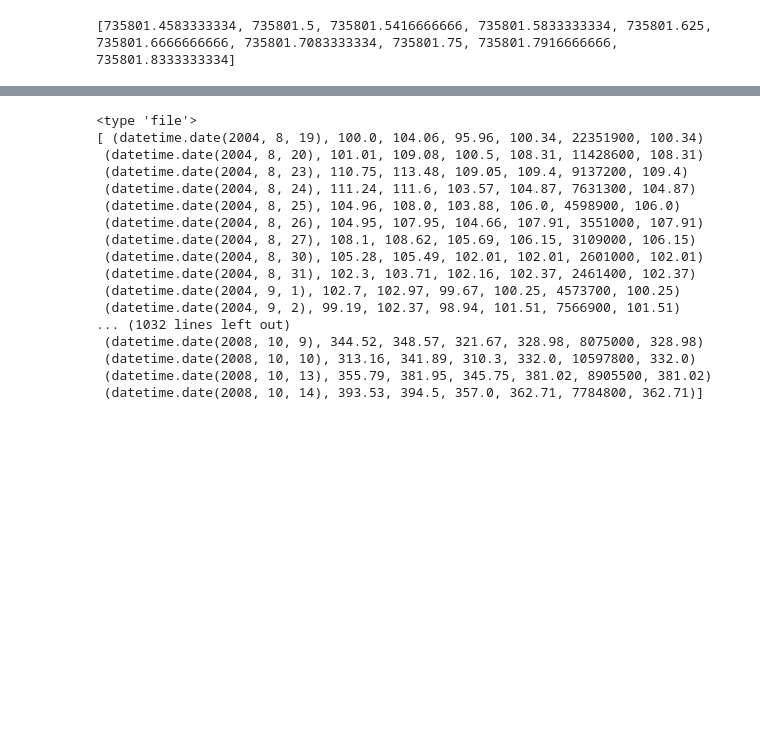
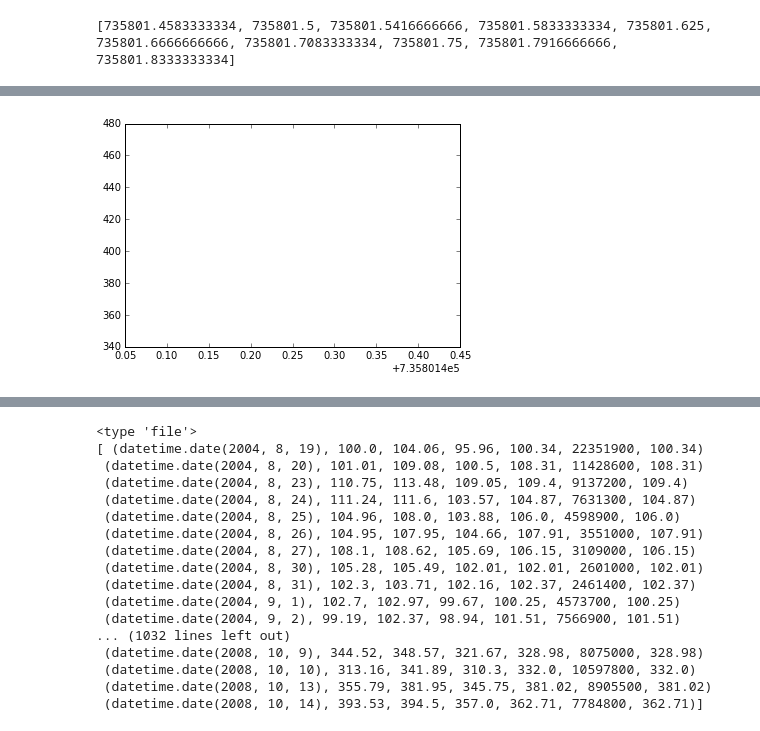
Before and after one commit to jpan1/SULI-2015, a Jupyter notebook: notebooks/date-to-num conversions.ipynb, the cells around one changed output, grey strips where cells are left out. Drawn from its saved outputs; the diff is of its cells as text; code cells hidden in the pictures; blank space fills up the shorter version.

```diff
--- a/notebooks/date-to-num conversions.ipynb
+++ b/notebooks/date-to-num conversions.ipynb
@@ -262,0 +198,14 @@ plt.xlabel('time (hours)')
+# %%
+num = 0
+
+for i in pblh_arrays:
+    p = np.array(pblh_arrays[i])
+    t = np.array(timeflt_list)
+    plt.plot(t, p, 'rs')
+    plt.ylabel('PBL Height (m)')
+    plt.xlabel('time (hours)')
+    savefig('PBLHeight_dots_%03d.png' %num)
+    plt.cla()
+    num += 1
+# %% [output]
+[figure, added]
```
Also changed, not shown: parts of 18 cells of this notebook.
